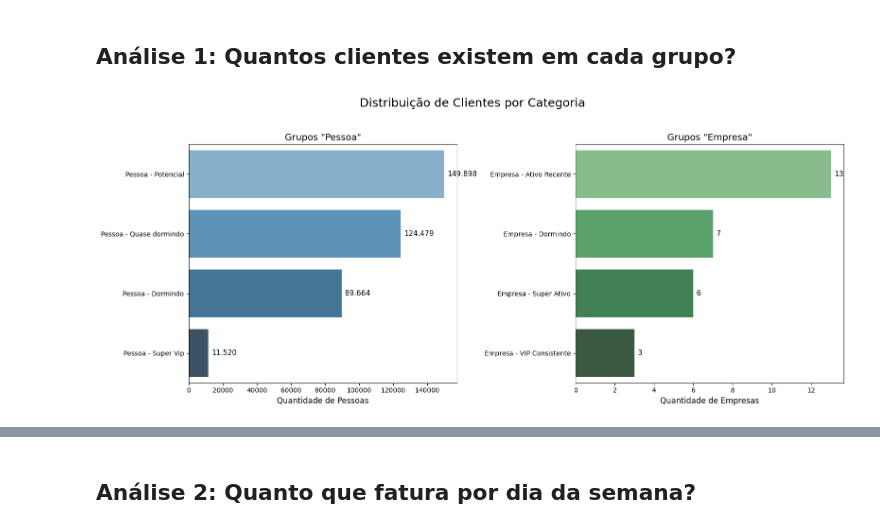
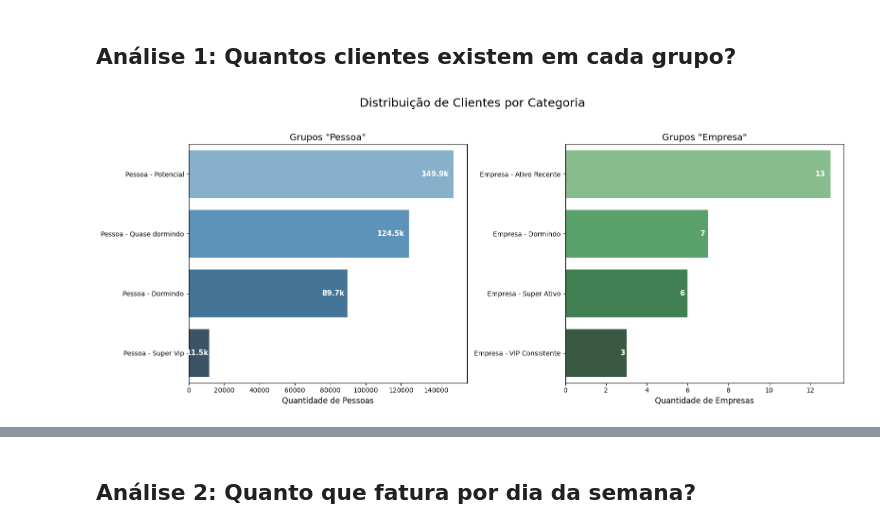
Before and after one commit to PedroHSSoares-Dev/ClickBus, a Jupyter notebook: Desafios/analises/faturamento.ipynb, the cells around one changed output, grey strips where cells are left out. Drawn from its saved outputs; the diff is of its cells as text; code cells hidden in the pictures.

```diff
--- a/Desafios/analises/faturamento.ipynb
+++ b/Desafios/analises/faturamento.ipynb
@@ -97,6 +97,7 @@ df_vendas.head(5)
 # %%
 df_contagem = df_clientes.groupby('grupo').size().reset_index(name='qtd_pessoas')
 # %%
+# --- CÓDIGO INALTERADO (INÍCIO) ---
 # Criamos uma cópia para não alterar o DataFrame original
 df_agregado = df_cluster.copy()
 
@@ -106,45 +107,77 @@ df_agregado.rename(columns={'cluster': 'grupo', 'Qtd': 'qtd_pessoas'}, inplace=T
 # Criamos a coluna 'categoria'
 df_agregado['categoria'] = df_agregado['grupo'].apply(lambda x: 'Pessoa' if 'Pessoa' in x else 'Empresa')
 
-
 # 2. Separação em DataFrames 'Pessoa' e 'Empresa'
 df_pessoa = df_agregado[df_agregado['categoria'] == 'Pessoa'].sort_values('qtd_pessoas', ascending=False)
 df_empresa = df_agregado[df_agregado['categoria'] == 'Empresa'].sort_values('qtd_pessoas', ascending=False)
+# --- CÓDIGO INALTERADO (FIM) ---
 
 
-# 3. Geração dos Gráficos (código inalterado)
-# Criamos a figura que conterá os dois gráficos (subplots), com 1 linha e 2 colunas.
+# --- FUNÇÃO CORRIGIDA ---
+def formatar_numero_compacto(n):
+    """Formata um número para um formato compacto (e.g., 1.2k, 15.1M)."""
+    # ALTERAÇÃO: Garante que números abaixo de 1000 sejam exibidos como inteiros.
+    if abs(n) < 1000:
+        return f'{n:.0f}'
+
+    # Milhares (k)
+    elif abs(n) < 1_000_000:
+        num_formatado = f'{n / 1000:.1f}'
+        return num_formatado.replace('.0', '') + 'k'
+
+    # Milhões (M)
+    elif abs(n) < 1_000_000_000:
+        num_formatado = f'{n / 1_000_000:.1f}'
+        return num_formatado.replace('.0', '') + 'M'
+
+    # Bilhões (G)
+    else:
+        num_formatado = f'{n / 1_000_000_000:.1f}'
+        return num_formatado.replace('.0', '') + 'G'
+
+
+# 3. Geração dos Gráficos (código inalterado a partir daqui)
 fig, axes = plt.subplots(1, 2, figsize=(16, 7))
 fig.suptitle('Distribuição de Clientes por Categoria', fontsize=18)
 
 # --- Gráfico da Esquerda (Pessoa) ---
-sns.barplot(ax=axes[0], x='qtd_pessoas', y='grupo', data=df_pessoa, palette='Blues_d')
+bar_plot_pessoa = sns.barplot(ax=axes[0], x='qtd_pessoas', y='grupo', data=df_pessoa, palette='Blues_d')
 axes[0].set_title('Grupos "Pessoa"', fontsize=14)
 axes[0].set_xlabel('Quantidade de Pessoas', fontsize=12)
 axes[0].set_ylabel('')
 
-# Criamos uma lista de textos formatados com ponto como separador de milhar.
-labels_pessoa = [f'{x:,.0f}'.replace(',', '.') for x in df_pessoa['qtd_pessoas']]
-# Usamos o parâmetro 'labels' para passar nossa lista de textos prontos.
-axes[0].bar_label(axes[0].containers[0], labels=labels_pessoa, fontsize=11, padding=5)
+for bar in bar_plot_pessoa.patches:
+    bar_width = bar.get_width()
+    y_pos = bar.get_y() + bar.get_height() / 2
+    label_text = formatar_numero_compacto(bar_width)
+    x_pos = bar_width * 0.98
+    axes[0].text(x_pos, y_pos, label_text,
+                 ha='right', va='center', color='white',
+                 fontsize=11, fontweight='bold')
 
 # --- Gráfico da Direita (Empresa) ---
-sns.barplot(ax=axes[1], x='qtd_pessoas', y='grupo', data=df_empresa, palette='Greens_d')
+bar_plot_empresa = sns.barplot(ax=axes[1], x='qtd_pessoas', y='grupo', data=df_empresa, palette='Greens_d')
 axes[1].set_title('Grupos "Empresa"', fontsize=14)
 axes[1].set_xlabel('Quantidade de Empresas', fontsize=12)
 axes[1].set_ylabel('')
 
-# Aplicamos a mesma correção para o gráfico de empresas.
-axes[1].bar_label(axes[1].containers[0], labels=df_empresa['qtd_pessoas'], fontsize=11, padding=5)
+for bar in bar_plot_empresa.patches:
+    bar_width = bar.get_width()
+    y_pos = bar.get_y() + bar.get_height() / 2
+    label_text = formatar_numero_compacto(bar_width)
+    x_pos = bar_width * 0.98
+    axes[1].text(x_pos, y_pos, label_text,
+                 ha='right', va='center', color='white',
+                 fontsize=11, fontweight='bold')
 
-# Ajusta o layout para evitar sobreposição e exibe o gráfico.
+# --- CÓDIGO FINAL INALTERADO ---
 plt.tight_layout(rect=[0, 0.03, 1, 0.95])
 
 nome_arquivo = 'Distribuição de Clientes por Categoria.png'
 caminho_completo = os.path.join(PASTA_GRAFICOS, 'geral/' + nome_arquivo)
 plt.savefig(caminho_completo, bbox_inches='tight')
 
 plt.show()
 plt.close()
 # %% [output]
-[figure, old version]
+[figure, new version]
```
Also changed, not shown: parts of 1 cell of this notebook, 4 other files.
